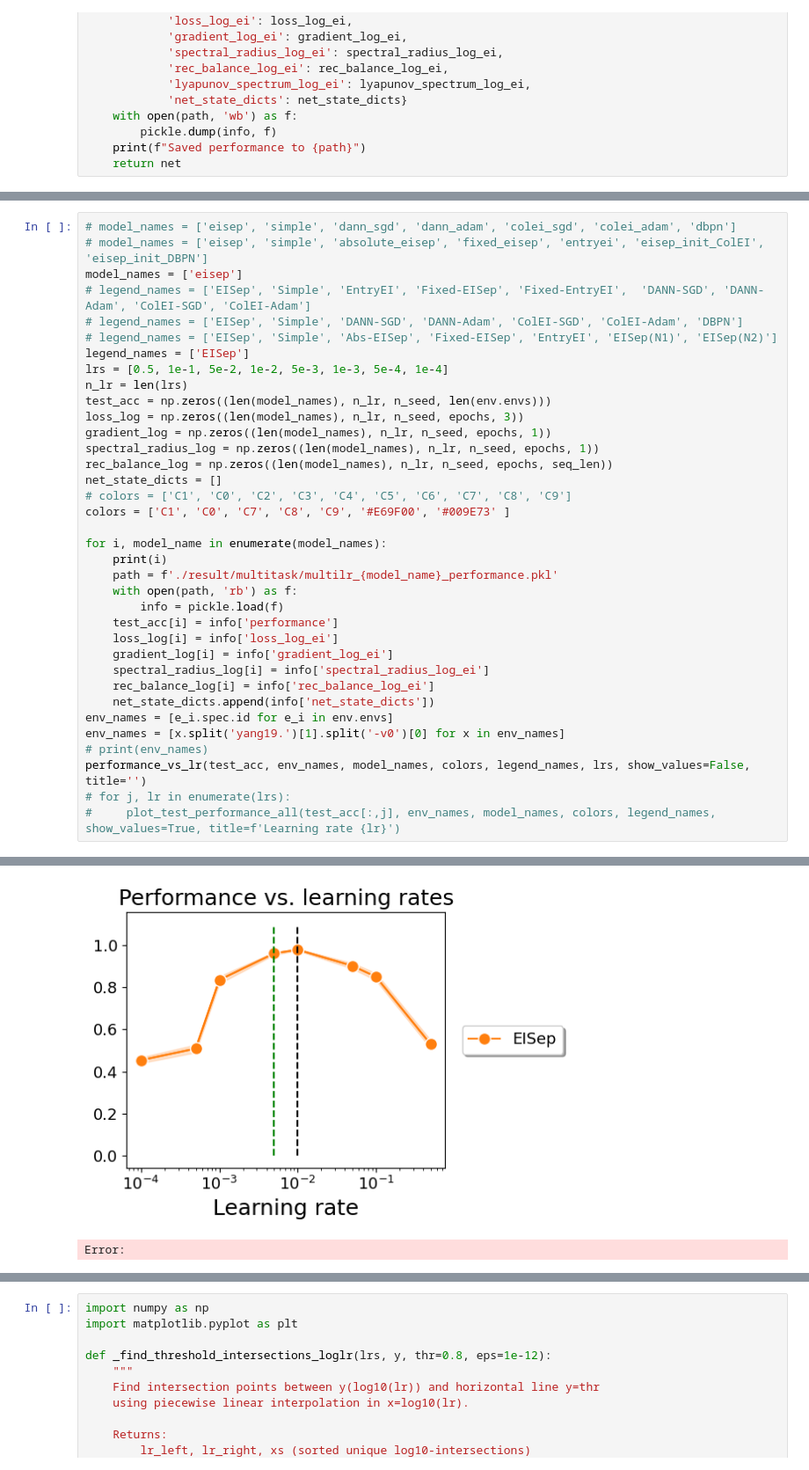
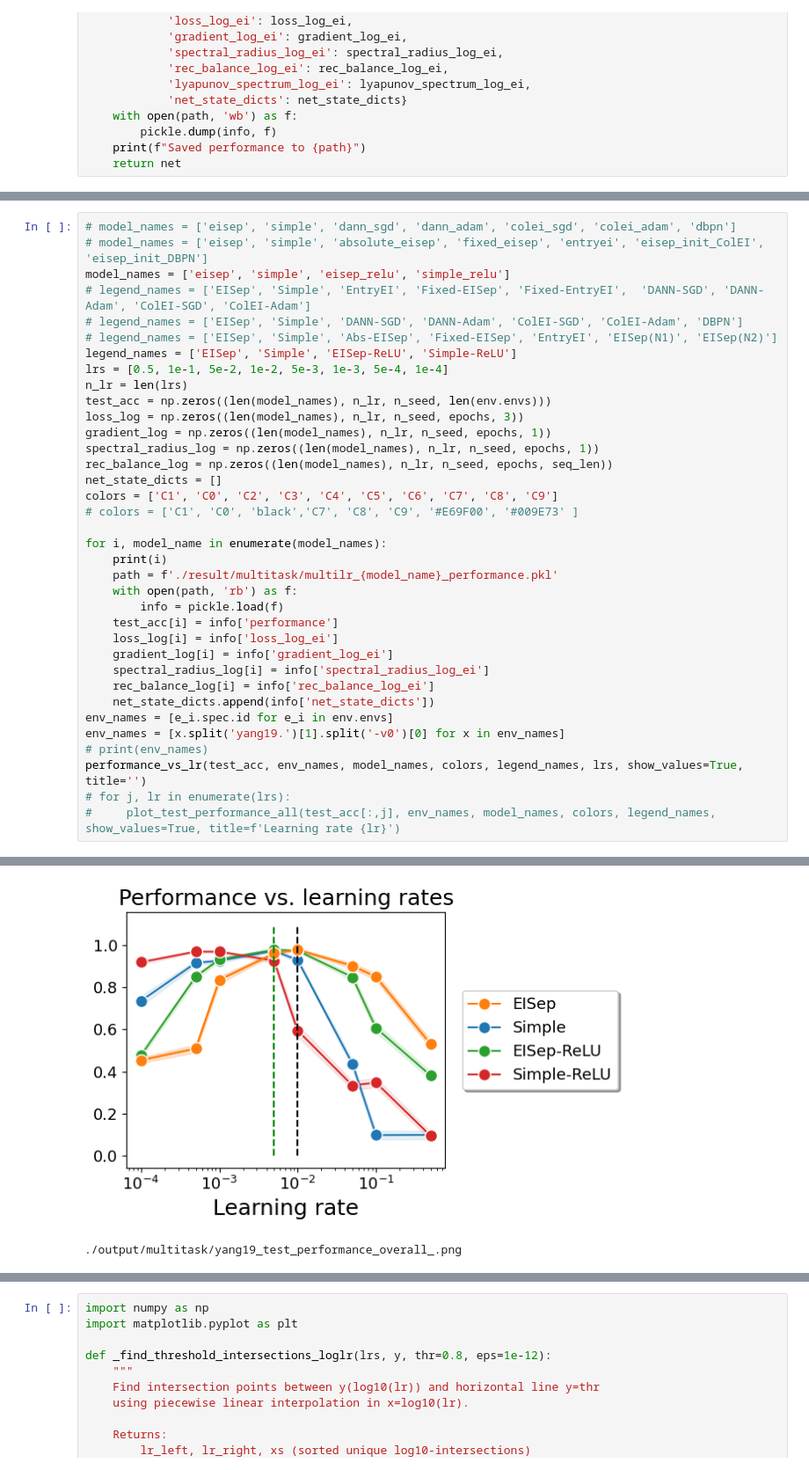
Before and after one commit to NeuroAIHub/EISep, a Jupyter notebook: docs/examples/yang19_dann_multilr.ipynb, the cells around one changed output, grey strips where cells are left out. Shown at 88% size. Drawn from its saved outputs; the diff is of its cells as text.

```diff
--- a/docs/examples/yang19_dann_multilr.ipynb
+++ b/docs/examples/yang19_dann_multilr.ipynb
@@ -595,11 +623,11 @@ def performance_vs_lr(test_acc, env_names, model_names, colors, legend_names, lr
 # %%
 # model_names = ['eisep', 'simple', 'dann_sgd', 'dann_adam', 'colei_sgd', 'colei_adam', 'dbpn']
 # model_names = ['eisep', 'simple', 'absolute_eisep', 'fixed_eisep', 'entryei', 'eisep_init_ColEI', 'eisep_init_DBPN']
-model_names = ['eisep']
+model_names = ['eisep', 'simple', 'eisep_relu', 'simple_relu']
 # legend_names = ['EISep', 'Simple', 'EntryEI', 'Fixed-EISep', 'Fixed-EntryEI',  'DANN-SGD', 'DANN-Adam', 'ColEI-SGD', 'ColEI-Adam']
 # legend_names = ['EISep', 'Simple', 'DANN-SGD', 'DANN-Adam', 'ColEI-SGD', 'ColEI-Adam', 'DBPN']
 # legend_names = ['EISep', 'Simple', 'Abs-EISep', 'Fixed-EISep', 'EntryEI', 'EISep(N1)', 'EISep(N2)']
-legend_names = ['EISep']
+legend_names = ['EISep', 'Simple', 'EISep-ReLU', 'Simple-ReLU']
 lrs = [0.5, 1e-1, 5e-2, 1e-2, 5e-3, 1e-3, 5e-4, 1e-4]
 n_lr = len(lrs)
 test_acc = np.zeros((len(model_names), n_lr, n_seed, len(env.envs)))
@@ -608,8 +636,8 @@ gradient_log = np.zeros((len(model_names), n_lr, n_seed, epochs, 1))
 spectral_radius_log = np.zeros((len(model_names), n_lr, n_seed, epochs, 1))
 rec_balance_log = np.zeros((len(model_names), n_lr, n_seed, epochs, seq_len))
 net_state_dicts = []
-# colors = ['C1', 'C0', 'C2', 'C3', 'C4', 'C5', 'C6', 'C7', 'C8', 'C9']
-colors = ['C1', 'C0', 'C7', 'C8', 'C9', '#E69F00', '#009E73' ]
+colors = ['C1', 'C0', 'C2', 'C3', 'C4', 'C5', 'C6', 'C7', 'C8', 'C9']
+# colors = ['C1', 'C0', 'black','C7', 'C8', 'C9', '#E69F00', '#009E73' ]
 
 for i, model_name in enumerate(model_names):
     print(i)
@@ -625,7 +653,7 @@ for i, model_name in enumerate(model_names):
 env_names = [e_i.spec.id for e_i in env.envs]
 env_names = [x.split('yang19.')[1].split('-v0')[0] for x in env_names]
 # print(env_names)
-performance_vs_lr(test_acc, env_names, model_names, colors, legend_names, lrs, show_values=False, title='')
+performance_vs_lr(test_acc, env_names, model_names, colors, legend_names, lrs, show_values=True, title='')
 # for j, lr in enumerate(lrs):
 #     plot_test_performance_all(test_acc[:,j], env_names, model_names, colors, legend_names, show_values=True, title=f'Learning rate {lr}')
 # %% [output]
@@ -633,3 +664,3 @@ performance_vs_lr(test_acc, env_names, model_names, colors, legend_names, lrs, s
 ./output/multitask/yang19_performance_vs_lr.png
-[figure, old version]
+[figure, new version]
-Error:
+./output/multitask/yang19_test_performance_overall_.png
```
Also changed, not shown: parts of 4 cells of this notebook, 9 other files.
